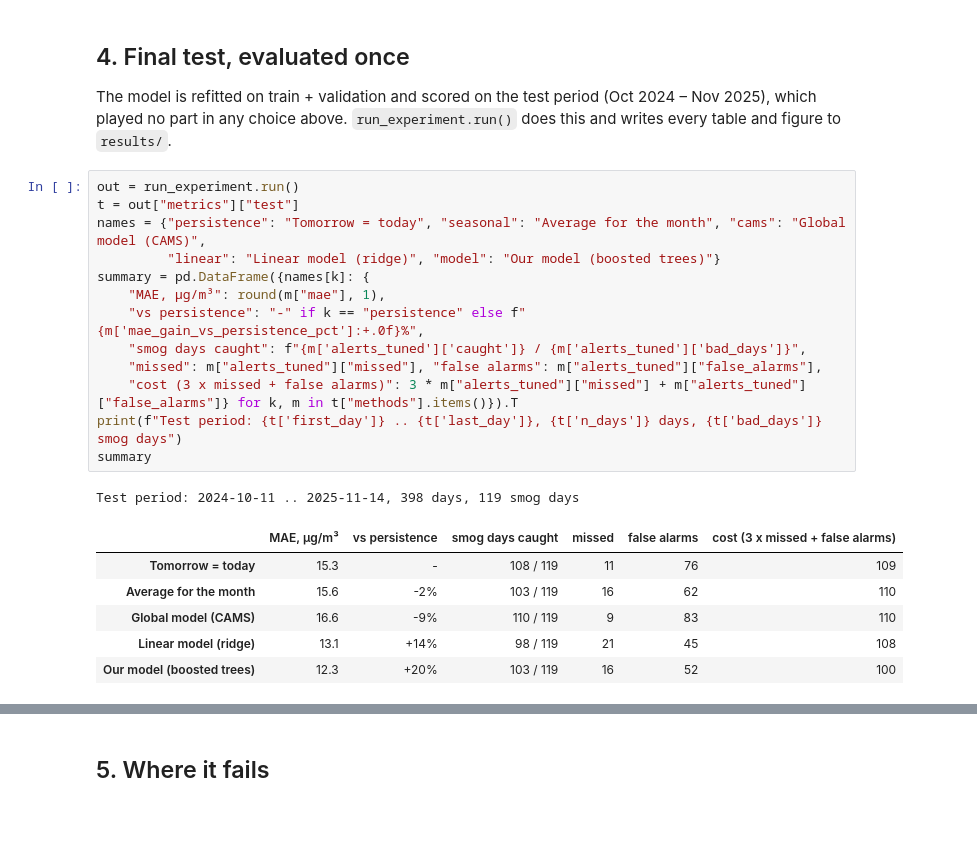
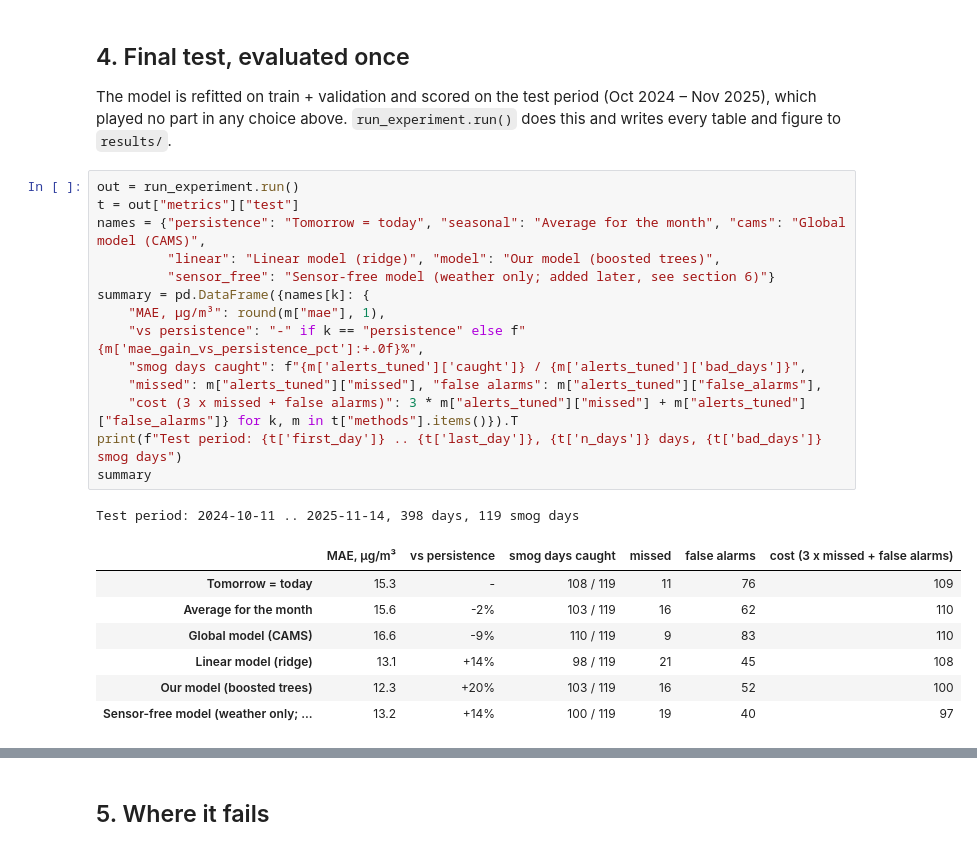
Before and after one commit to yk59m2cmhw-hash/c, a Jupyter notebook: notebooks/SmogTomorrow.ipynb, the cells around one changed output, grey strips where cells are left out. Cells and saved outputs as stored; diff of their text form; blank space fills up the shorter version.

```diff
--- a/notebooks/SmogTomorrow.ipynb
+++ b/notebooks/SmogTomorrow.ipynb
@@ -150,24 +150,26 @@ The model is refitted on train + validation and scored on the test period (Oct 2
 # %%
 out = run_experiment.run()
 t = out["metrics"]["test"]
 names = {"persistence": "Tomorrow = today", "seasonal": "Average for the month", "cams": "Global model (CAMS)",
-         "linear": "Linear model (ridge)", "model": "Our model (boosted trees)"}
+         "linear": "Linear model (ridge)", "model": "Our model (boosted trees)",
+         "sensor_free": "Sensor-free model (weather only; added later, see section 6)"}
 summary = pd.DataFrame({names[k]: {
     "MAE, µg/m³": round(m["mae"], 1),
     "vs persistence": "-" if k == "persistence" else f"{m['mae_gain_vs_persistence_pct']:+.0f}%",
     "smog days caught": f"{m['alerts_tuned']['caught']} / {m['alerts_tuned']['bad_days']}",
     "missed": m["alerts_tuned"]["missed"], "false alarms": m["alerts_tuned"]["false_alarms"],
     "cost (3 x missed + false alarms)": 3 * m["alerts_tuned"]["missed"] + m["alerts_tuned"]["false_alarms"]} for k, m in t["methods"].items()}).T
 print(f"Test period: {t['first_day']} .. {t['last_day']}, {t['n_days']} days, {t['bad_days']} smog days")
 summary
 # %% [output]
 Test period: 2024-10-11 .. 2025-11-14, 398 days, 119 smog days
 |  | MAE, µg/m³ | vs persistence | smog days caught | missed | false alarms | cost (3 x missed + false alarms) |
 | Tomorrow = today | 15.3 | - | 108 / 119 | 11 | 76 | 109 |
 | Average for the month | 15.6 | -2% | 103 / 119 | 16 | 62 | 110 |
 | Global model (CAMS) | 16.6 | -9% | 110 / 119 | 9 | 83 | 110 |
 | Linear model (ridge) | 13.1 | +14% | 98 / 119 | 21 | 45 | 108 |
 | Our model (boosted trees) | 12.3 | +20% | 103 / 119 | 16 | 52 | 100 |
+| Sensor-free model (weather only; ... | 13.2 | +14% | 100 / 119 | 19 | 40 | 97 |
 # %%
 print("Does the warning result depend on the threshold? Fewest false alarms each method can reach while missing at most N smog days,")
 print("when its threshold is swept on the test days (a descriptive check, added after the test was scored):")
```
Also changed, not shown: parts of 11 cells of this notebook, 3 other files.
